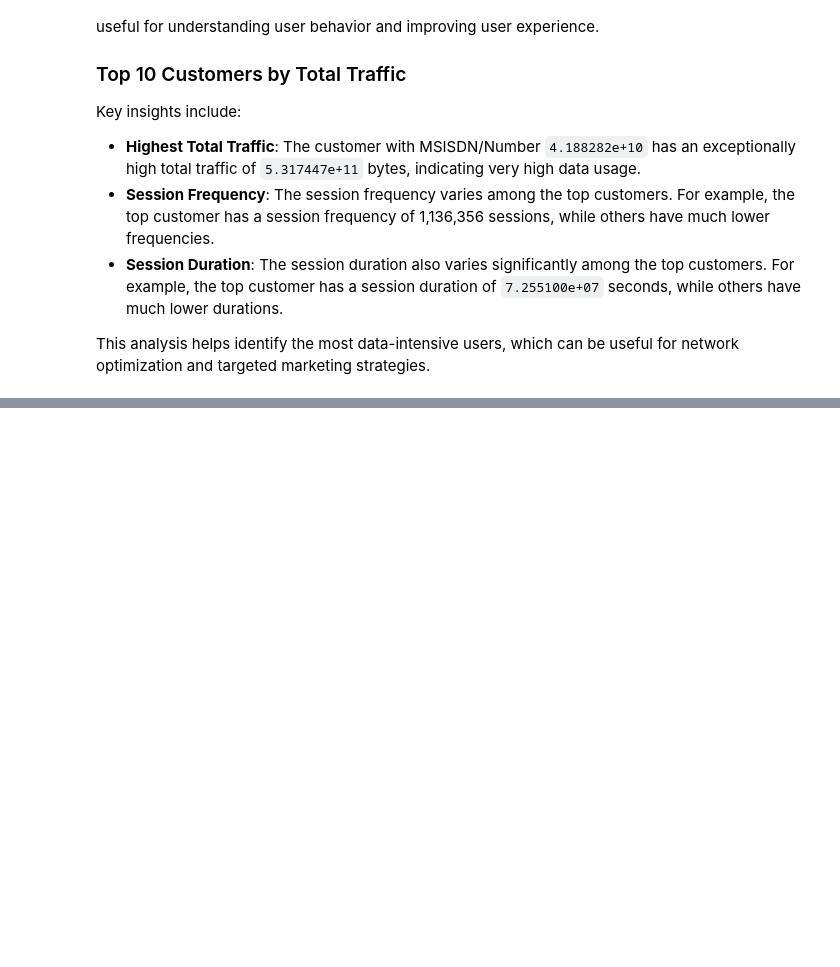
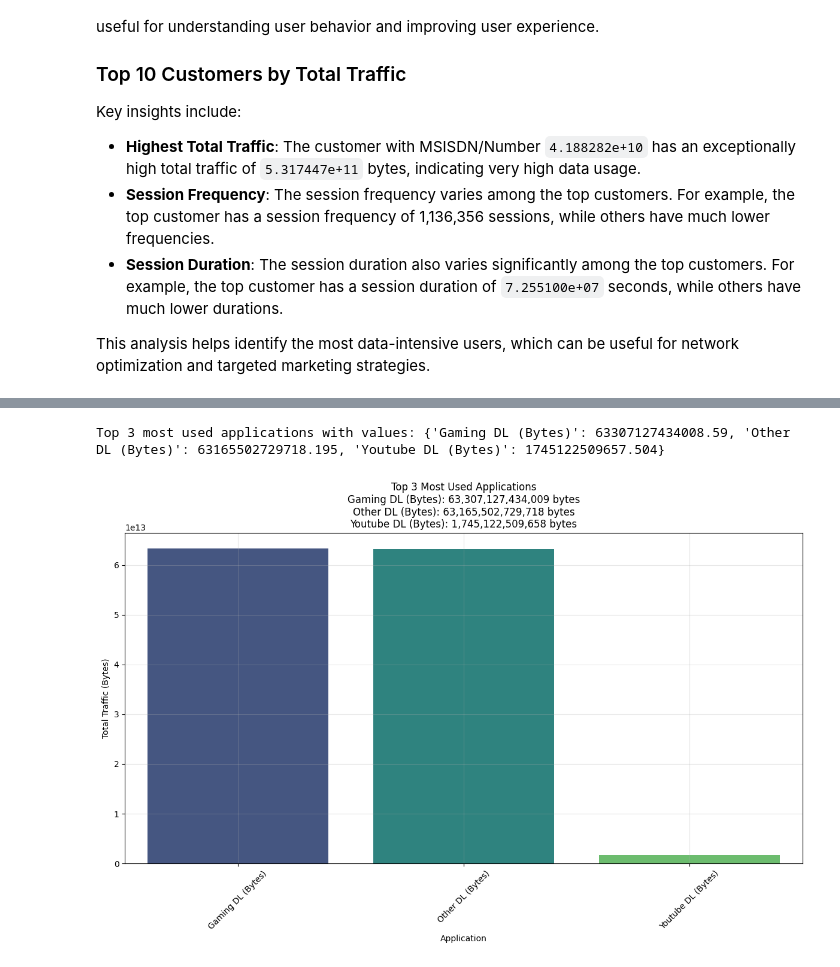
Before and after one commit to shewanek/KAIM_W2_TellCo_Growth_Analysis, a Jupyter notebook: notebooks/user_engag_eda.ipynb, the cells around one changed output, grey strips where cells are left out. Saved outputs shown, nothing was run; the diff lists cells and outputs as text; code cells hidden in the pictures; blank space fills up the shorter version.

```diff
--- a/notebooks/user_engag_eda.ipynb
+++ b/notebooks/user_engag_eda.ipynb
@@ -129,0 +218,5 @@ This analysis helps identify the most data-intensive users, which can be useful
+# %%
+User_Engag.plot_top_3_applications(app_traffic)
+# %% [output]
+Top 3 most used applications with values: {'Gaming DL (Bytes)': 63307127434008.59, 'Other DL (Bytes)': 63165502729718.195, 'Youtube DL (Bytes)': 1745122509657.504}
+[figure, added]
```
Also changed, not shown: parts of 15 cells of this notebook, 1 other file.
